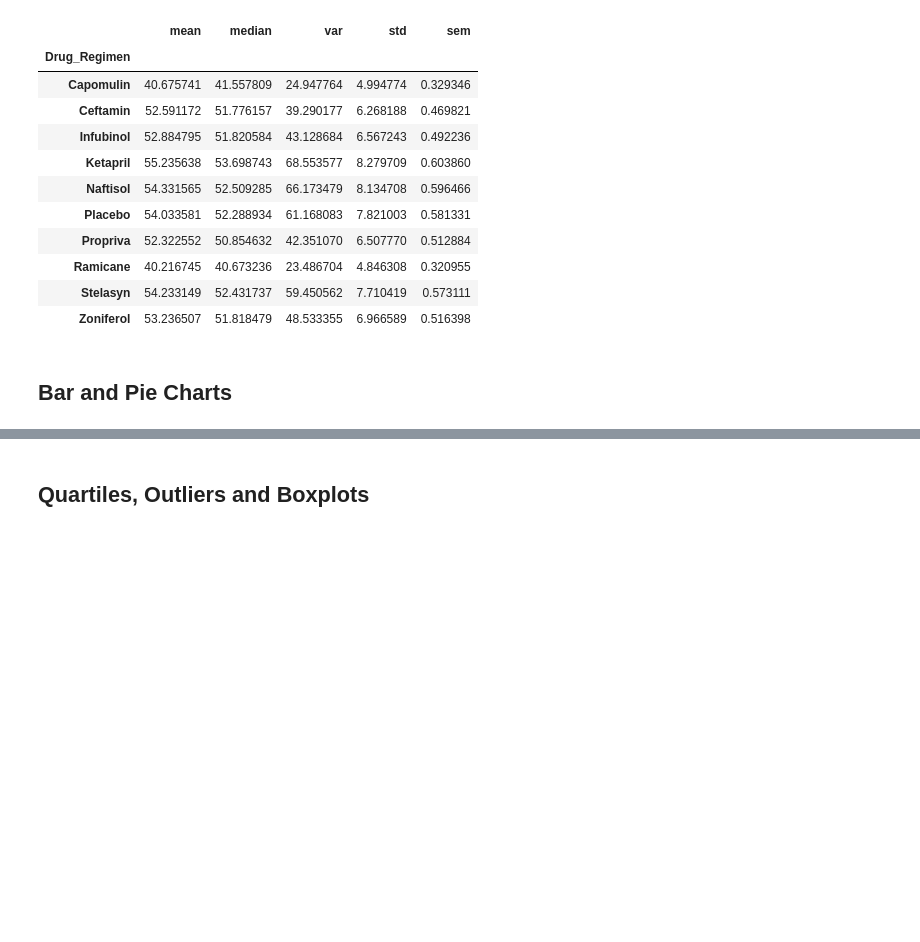
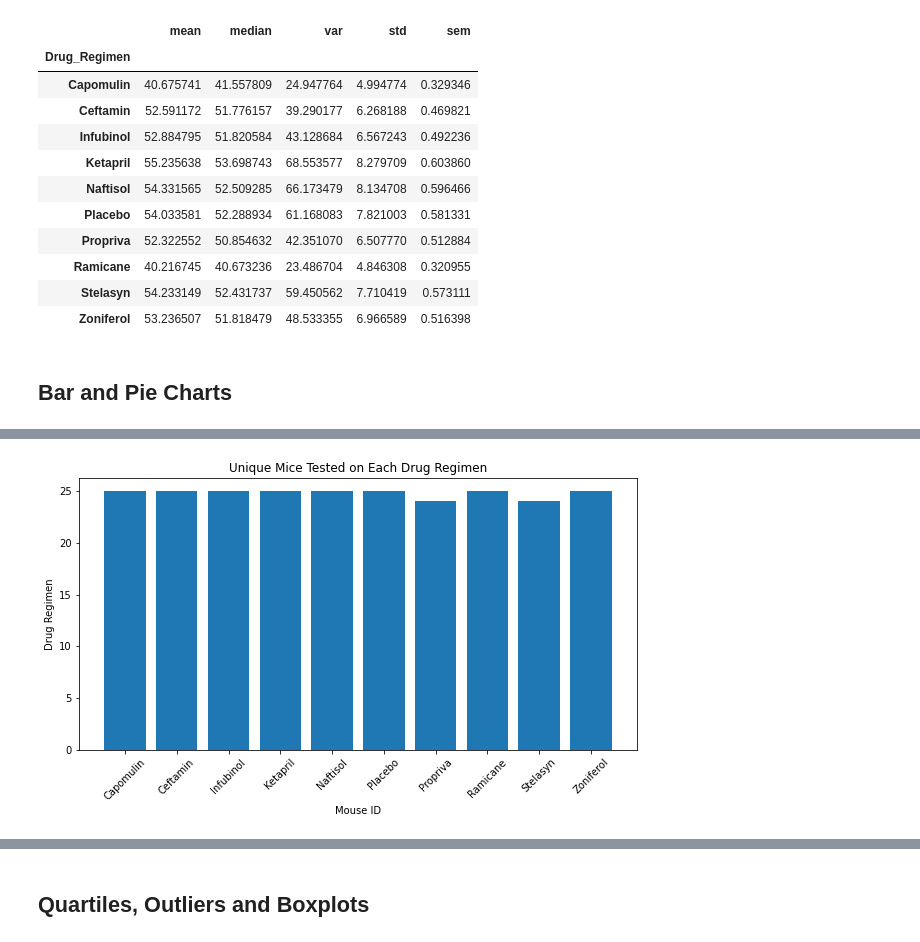
Before and after one commit to Court-Parker4/MatplotlibHWK, a Jupyter notebook: 05-Matplotlib_HW_Instructions_Pymaceuticals_pymaceuticals_starter.ipynb, the cells around one changed output, grey strips where cells are left out. Saved outputs shown, nothing was run; the diff lists cells and outputs as text; code cells hidden in the pictures; blank space fills up the shorter version.

```diff
--- a/05-Matplotlib_HW_Instructions_Pymaceuticals_pymaceuticals_starter.ipynb
+++ b/05-Matplotlib_HW_Instructions_Pymaceuticals_pymaceuticals_starter.ipynb
@@ -182,2 +166,19 @@ plt.show()
+# %%
+# Generate a bar plot showing the total number of unique mice tested on each drug regimen using pyplot.
+drug_mouse=clean_df[['Mouse_ID', 'Drug_Regimen']].drop_duplicates()
+count_df=drug_mouse.groupby('Drug_Regimen').size()
+X=count_df.index
+Y=count_df.values
+# plt.bar(x, height)
+plt.figure(figsize=(10,5))
+plt.bar(X,Y)
+plt.title("Unique Mice Tested on Each Drug Regimen")
+plt.xlabel('Mouse ID')
+plt.ylabel('Drug Regimen')
+plt.xticks(rotation=45)
+
+plt.show()
+# %% [output]
+[figure, added]
 # %%
 # Generate a pie plot showing the distribution of female versus male mice using pandas
```
Also changed, not shown: parts of 14 cells of this notebook.
